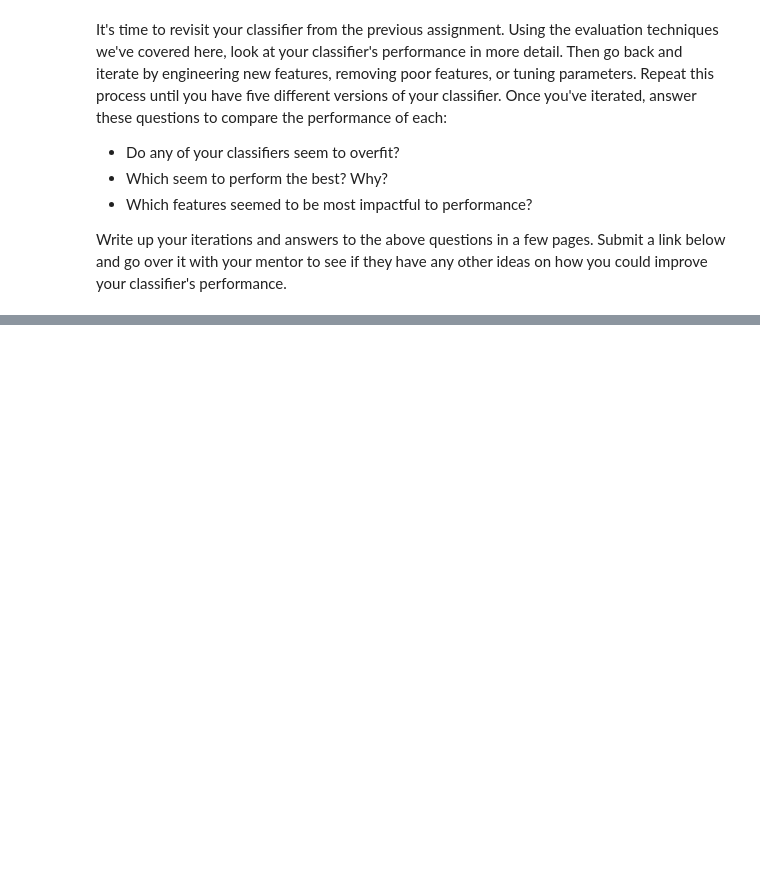
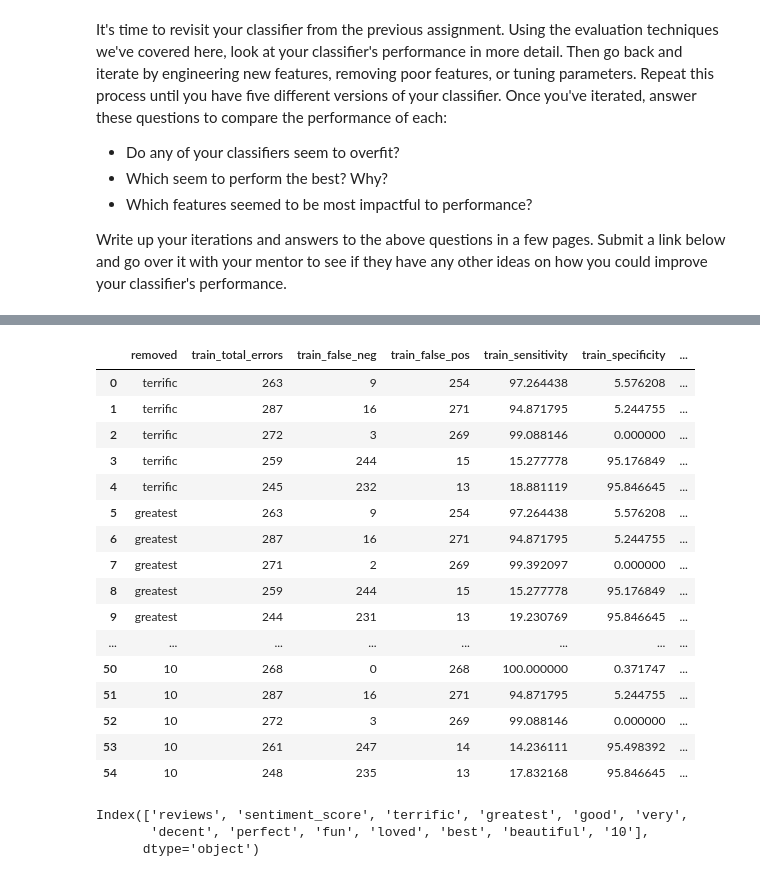
Before and after one commit to johnebehr/thinkful, a Jupyter notebook: 18_10_challenge_evaluate_your_sentiment_classifier.ipynb, the cells around one changed output, grey strips where cells are left out. Drawn from its saved outputs; the diff is of its cells as text; code cells hidden in the pictures; blank space fills up the shorter version.

```diff
--- a/18_10_challenge_evaluate_your_sentiment_classifier.ipynb
+++ b/18_10_challenge_evaluate_your_sentiment_classifier.ipynb
@@ -138,0 +167,21 @@ Testing on Sample: 0.6711409395973155
+# %%
+all_results = list()
+for col in imdb_raw.columns[2:]:
+    imdb_ref = imdb_raw.copy()
+    imdb_ref.drop([col],axis=1,inplace=True)
+
+    keywords_copy = keywords.copy()
+    keywords_copy = list(set(keywords_copy))
+    keywords_copy.remove(col)
+
+    X = imdb_ref[keywords_copy] # x for BernoulliNP.fit()
+    y = imdb_ref["sentiment_score"] # y for BernoulliNP.fit()
+    splits = 5
+
+    print(f"Removing: {col}")
+
+    # removed = [col]
+    results = train_and_test(X,y,splits)
+
+    for i in range(len(results)):
+        all_results.append([col]+results[i])
@@ -138,0 +206,30 @@ Testing on Sample: 0.6711409395973155
+# %%
+col_names = ["removed", "train_total_errors", "train_false_neg", "train_false_pos", "train_sensitivity",
+    "train_specificity", "test_total_errors", "test_false_neg", "test_false_pos", "test_sensitivity",
+    "test_specificity","train_score","test_score"]
+df = pd.DataFrame(all_results, columns=col_names)
+df
+# %% [output]
+|  | removed | train_total_errors | train_false_neg | train_false_pos | train_sensitivity | train_specificity | ... |
+| 0 | terrific | 263 | 9 | 254 | 97.264438 | 5.576208 | ... |
+| 1 | terrific | 287 | 16 | 271 | 94.871795 | 5.244755 | ... |
+| 2 | terrific | 272 | 3 | 269 | 99.088146 | 0.000000 | ... |
+| 3 | terrific | 259 | 244 | 15 | 15.277778 | 95.176849 | ... |
+| 4 | terrific | 245 | 232 | 13 | 18.881119 | 95.846645 | ... |
+| 5 | greatest | 263 | 9 | 254 | 97.264438 | 5.576208 | ... |
+| 6 | greatest | 287 | 16 | 271 | 94.871795 | 5.244755 | ... |
+| 7 | greatest | 271 | 2 | 269 | 99.392097 | 0.000000 | ... |
+| 8 | greatest | 259 | 244 | 15 | 15.277778 | 95.176849 | ... |
+| 9 | greatest | 244 | 231 | 13 | 19.230769 | 95.846645 | ... |
+| ... | ... | ... | ... | ... | ... | ... | ... |
+| 50 | 10 | 268 | 0 | 268 | 100.000000 | 0.371747 | ... |
+| 51 | 10 | 287 | 16 | 271 | 94.871795 | 5.244755 | ... |
+| 52 | 10 | 272 | 3 | 269 | 99.088146 | 0.000000 | ... |
+| 53 | 10 | 261 | 247 | 14 | 14.236111 | 95.498392 | ... |
+| 54 | 10 | 248 | 235 | 13 | 17.832168 | 95.846645 | ... |
+# %%
+imdb_raw.columns
+# %% [output]
+Index(['reviews', 'sentiment_score', 'terrific', 'greatest', 'good', 'very',
+       'decent', 'perfect', 'fun', 'loved', 'best', 'beautiful', '10'],
+      dtype='object')
```
Also changed, not shown: parts of 3 cells of this notebook.
